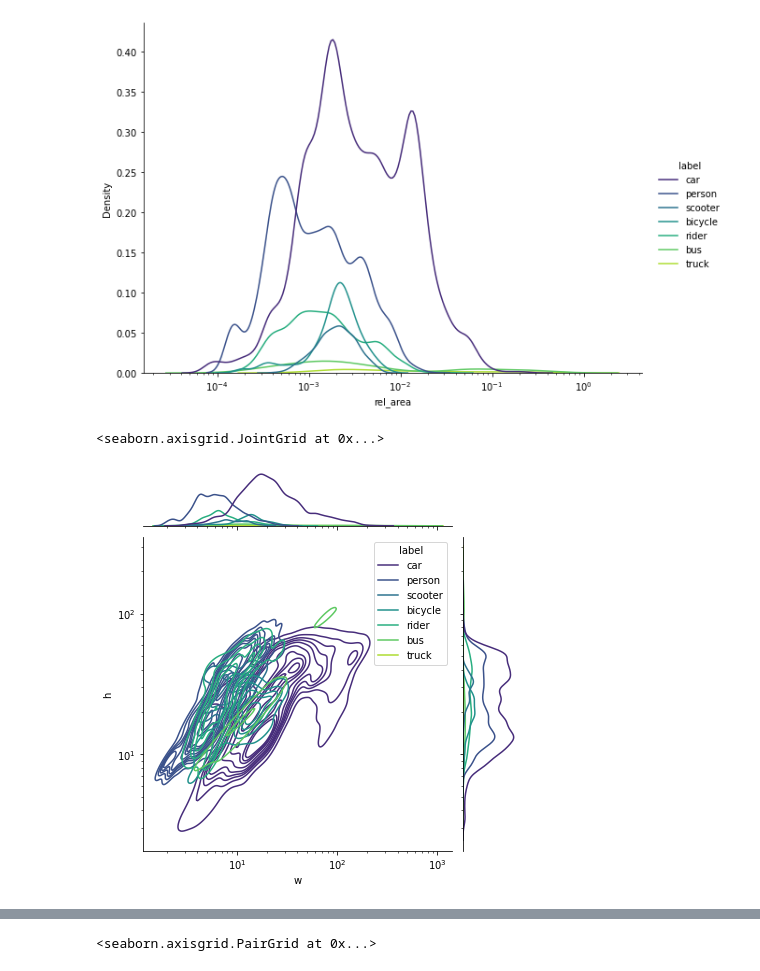
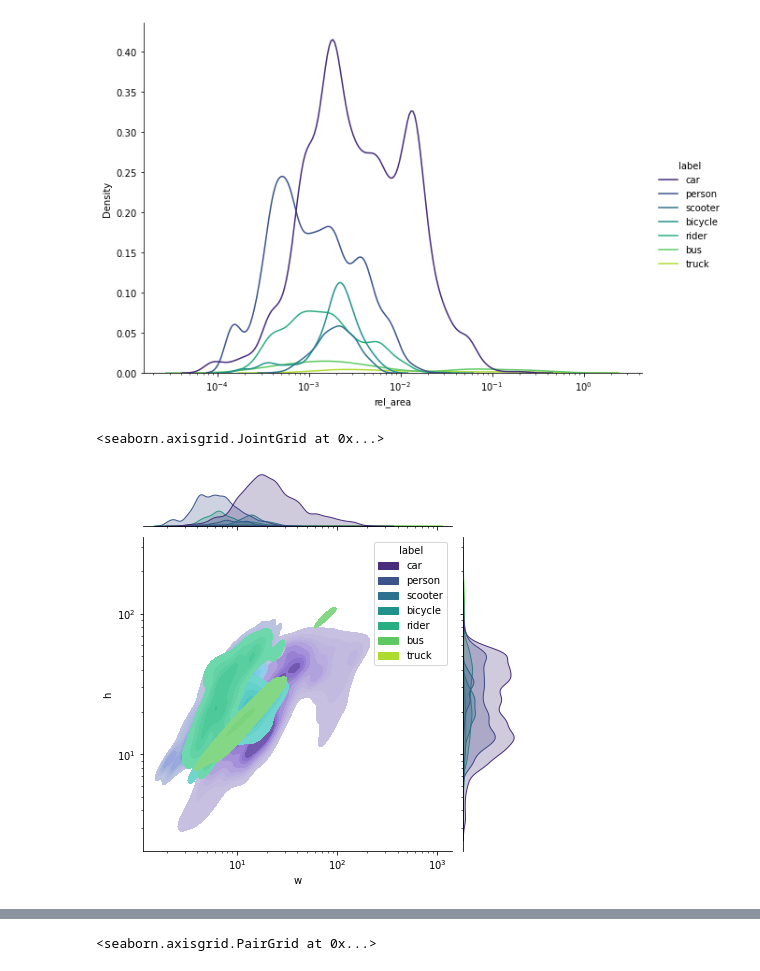
Before and after one commit to mariueng/computer-vision-and-deep-learning, a Jupyter notebook: SSD/notebooks/eda.ipynb, the cells around one changed output, grey strips where cells are left out. Drawn from its saved outputs; the diff is of its cells as text; code cells hidden in the pictures.

```diff
--- a/SSD/notebooks/eda.ipynb
+++ b/SSD/notebooks/eda.ipynb
@@ -392,6 +393,15 @@ for annotation in annotations:
     i += 1
 # %%
-bbox_df = pd.DataFrame.from_dict(tmp_dict, columns=['label', 'w', 'h'], orient='index')
+bbox_df = pd.DataFrame.from_dict(tmp_dict, columns=['label', 'x', 'y', 'width', 'height'], orient='index')
+# %%
+# Calculate xmin, ymin, xmax, ymax
+bbox_df['xmin'] = bbox_df['x']
+bbox_df['ymin'] = bbox_df['y']
+bbox_df['xmax'] = bbox_df['x'] + bbox_df['width']
+bbox_df['ymax'] = bbox_df['y'] + bbox_df['height']
 # %%
 # object_labels translates to str labels
-bbox_df['rel_area'] = bbox_df.apply(lambda x: x['w'] * x['h'] / (image_size[0] * image_size[1]), axis=1)
+bbox_df['rel_area'] = bbox_df.apply(lambda x: x['width'] * x['height'] / (image_size[0] * image_size[1]), axis=1)
+# %%
+# Calculate aspect ratios: w/h
+bbox_df['aspect_ratio'] = bbox_df.apply(lambda x: x['width'] / x['height'], axis=1)
@@ -478,14 +502,15 @@ sns.displot(
 # %%
 sns.jointplot(
     data=bbox_df,
     x="w",
     y="h",
     hue="label",
     kind="kde",
+    fill=True,
     aspect=1.4,
     log_scale=10,
     palette="viridis"
 )
 # %% [output]
 <seaborn.axisgrid.JointGrid at 0x...>
-[figure, old version]
+[figure, new version]
```
Also changed, not shown: parts of 9 cells of this notebook, 2 other files.
